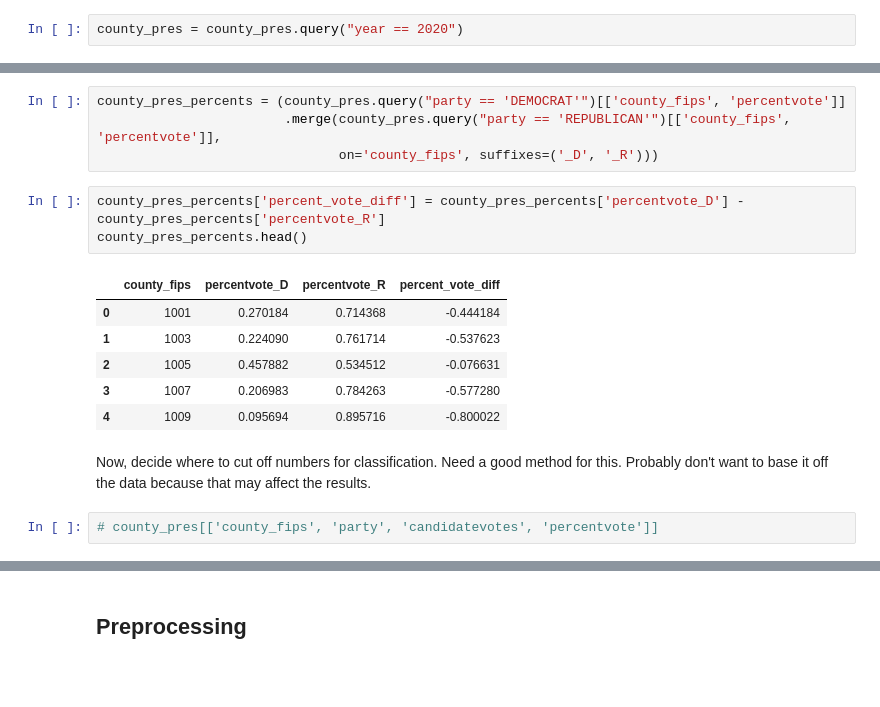
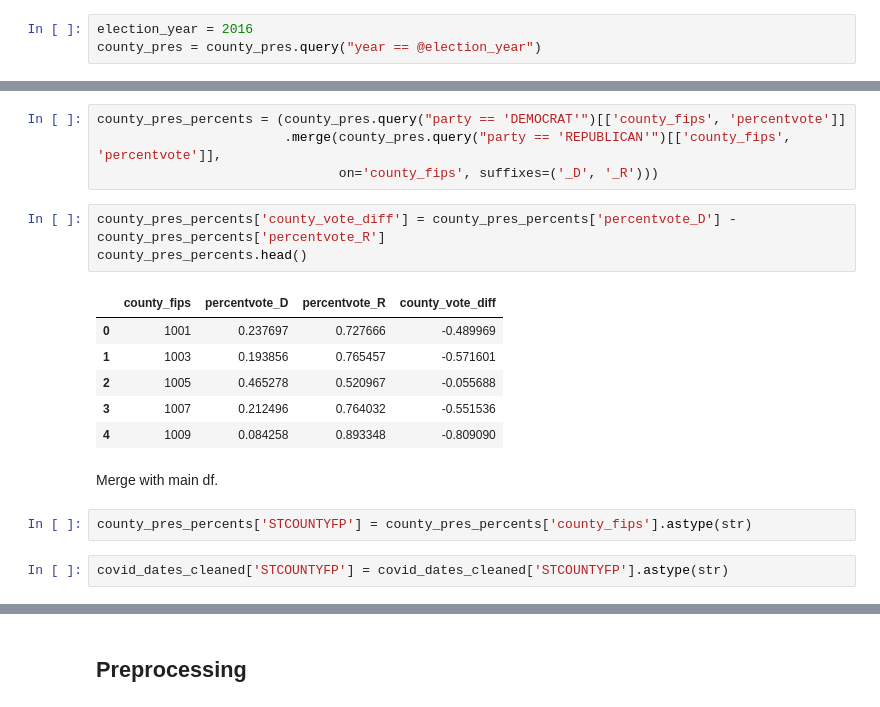
Before and after one commit to ncrispino/covid_university_dates, a Jupyter notebook: Analyzing Covid Decision Dates.ipynb, the cells around one changed output, grey strips where cells are left out. Saved outputs shown, nothing was run; the diff lists cells and outputs as text; blank space fills up the shorter version.

Commit message:
finished county politics

```diff
--- a/Analyzing Covid Decision Dates.ipynb
+++ b/Analyzing Covid Decision Dates.ipynb
@@ -320,5 +326,6 @@ Restrict to 2020
 # %%
-county_pres = county_pres.query("year == 2020")
+election_year = 2016
+county_pres = county_pres.query("year == @election_year")
 # %% [markdown]
 Change county_fips to an int.
 
@@ -379,16 +371,18 @@ county_pres_percents = (county_pres.query("party == 'DEMOCRAT'")[['county_fips',
                         .merge(county_pres.query("party == 'REPUBLICAN'")[['county_fips', 'percentvote']],
                                on='county_fips', suffixes=('_D', '_R')))
 # %%
-county_pres_percents['percent_vote_diff'] = county_pres_percents['percentvote_D'] - county_pres_percents['percentvote_R']
+county_pres_percents['county_vote_diff'] = county_pres_percents['percentvote_D'] - county_pres_percents['percentvote_R']
 county_pres_percents.head()
 # %% [output]
-|  | county_fips | percentvote_D | percentvote_R | percent_vote_diff |
-| 0 | 1001 | 0.270184 | 0.714368 | -0.444184 |
-| 1 | 1003 | 0.224090 | 0.761714 | -0.537623 |
-| 2 | 1005 | 0.457882 | 0.534512 | -0.076631 |
-| 3 | 1007 | 0.206983 | 0.784263 | -0.577280 |
-| 4 | 1009 | 0.095694 | 0.895716 | -0.800022 |
+|  | county_fips | percentvote_D | percentvote_R | county_vote_diff |
+| 0 | 1001 | 0.237697 | 0.727666 | -0.489969 |
+| 1 | 1003 | 0.193856 | 0.765457 | -0.571601 |
+| 2 | 1005 | 0.465278 | 0.520967 | -0.055688 |
+| 3 | 1007 | 0.212496 | 0.764032 | -0.551536 |
+| 4 | 1009 | 0.084258 | 0.893348 | -0.809090 |
-# %% [markdown]
-Now, decide where to cut off numbers for classification. Need a good method for this. Probably don't want to base it off the data because that may affect the results.
-# %%
-# county_pres[['county_fips', 'party', 'candidatevotes', 'percentvote']]
+# %% [markdown]
+Merge with main df.
+# %%
+county_pres_percents['STCOUNTYFP'] = county_pres_percents['county_fips'].astype(str)
+# %%
+covid_dates_cleaned['STCOUNTYFP'] = covid_dates_cleaned['STCOUNTYFP'].astype(str)
```
Also changed, not shown: parts of 7 cells of this notebook.
